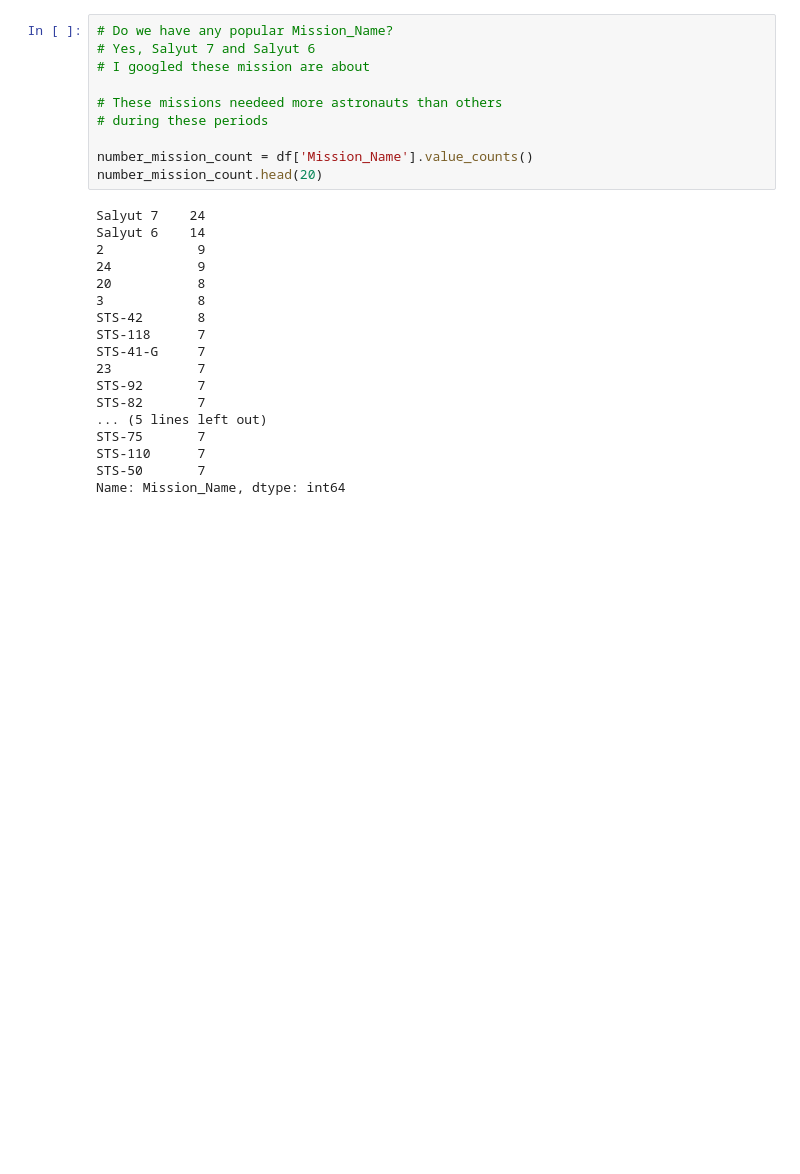
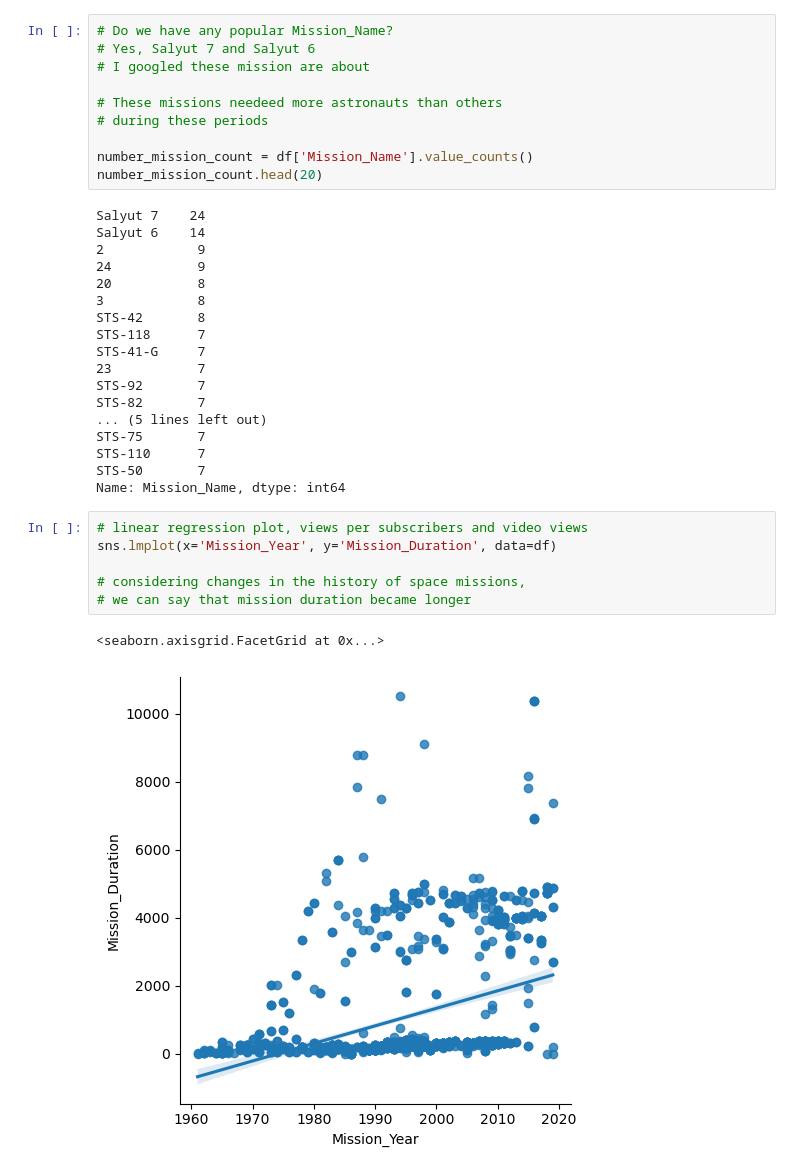
Before and after one commit to crypt0kitik/Introduction-to-Data-Analytics, a Jupyter notebook: Homework sets/SET 2/Astronauts analytics/Astronauts Analysis.ipynb, the cells around one changed output. Drawn from its saved outputs; the diff is of its cells as text; blank space fills up the shorter version.

```diff
--- a/Homework sets/SET 2/Astronauts analytics/Astronauts Analysis.ipynb
+++ b/Homework sets/SET 2/Astronauts analytics/Astronauts Analysis.ipynb
@@ -292,3 +292,12 @@ STS-75       7
 STS-110      7
 STS-50       7
 Name: Mission_Name, dtype: int64
+# %%
+# linear regression plot, views per subscribers and video views
+sns.lmplot(x='Mission_Year', y='Mission_Duration', data=df)
+
+# considering changes in the history of space missions,
+# we can say that mission duration became longer
+# %% [output]
+<seaborn.axisgrid.FacetGrid at 0x...>
+[figure, added]
```
Also changed, not shown: parts of 1 cell of this notebook.
